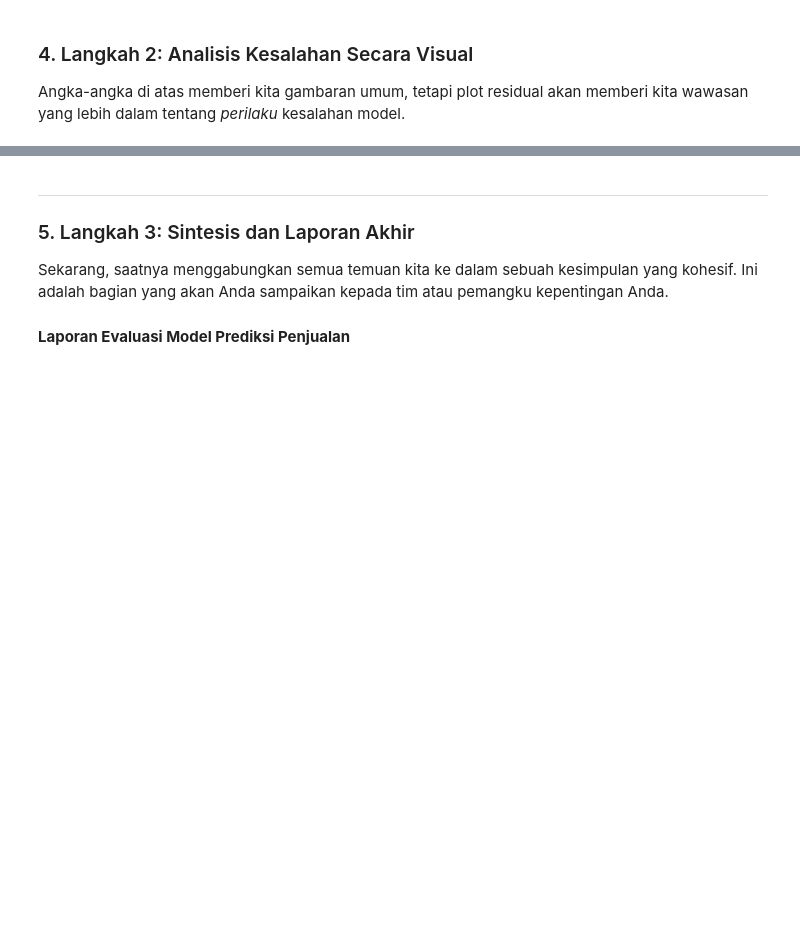
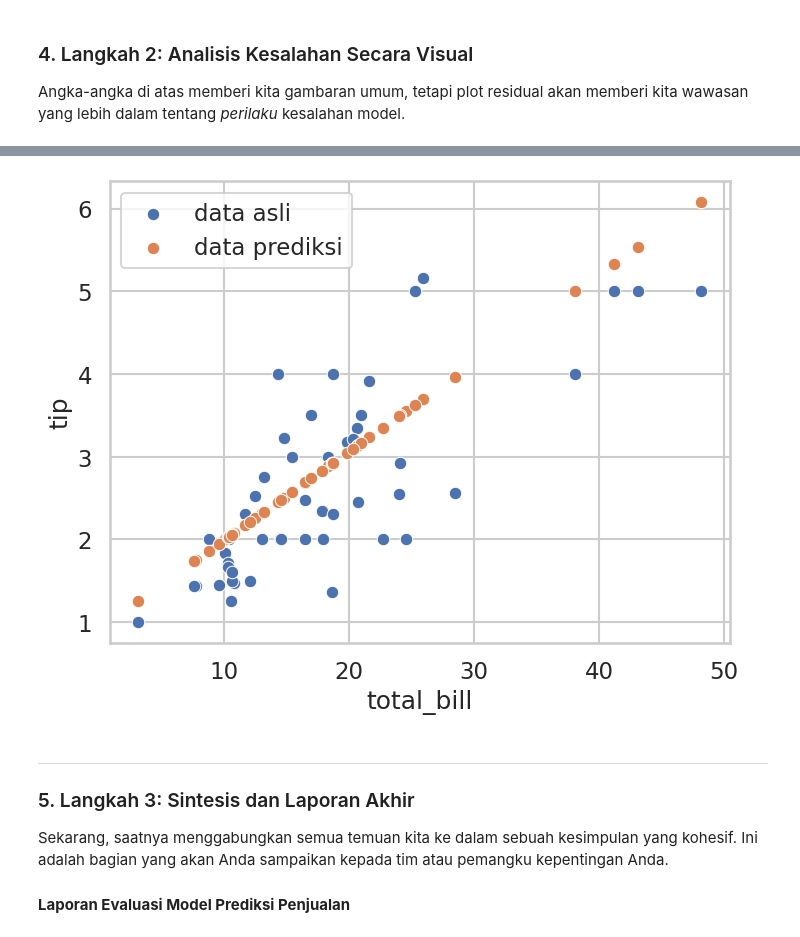
Before and after one commit to Feyfa/pembuktian-rumus, a Jupyter notebook: Materi Statistical Machine Learning And Data Storytelling/Code Python/Part 03 Core Machine Learning/Chapter_4/lesson_05_putting_it_all_together.ipynb, the cells around one changed output, grey strips where cells are left out. Saved outputs shown, nothing was run; the diff lists cells and outputs as text; code cells hidden in the pictures; blank space fills up the shorter version.

```diff
--- a/Materi Statistical Machine Learning And Data Storytelling/Code Python/Part 03 Core Machine Learning/Chapter_4/lesson_05_putting_it_all_together.ipynb
+++ b/Materi Statistical Machine Learning And Data Storytelling/Code Python/Part 03 Core Machine Learning/Chapter_4/lesson_05_putting_it_all_together.ipynb
@@ -64,3 +128,11 @@ Angka-angka di atas memberi kita gambaran umum, tetapi plot residual akan member
+# %%
+# membuat plot
+plt.figure(figsize=(8,6))
+sns.scatterplot(x=X_test['total_bill'],y=Y_test['tip'],label='data asli')
+sns.scatterplot(x=X_test['total_bill'],y=Y_pred['tip'],label='data prediksi')
+plt.show()
+# %% [output]
+[figure, added]
 # %% [markdown]
 ---
 ### 5. Langkah 3: Sintesis dan Laporan Akhir
```
Also changed, not shown: parts of 5 cells of this notebook, 3 other files.
